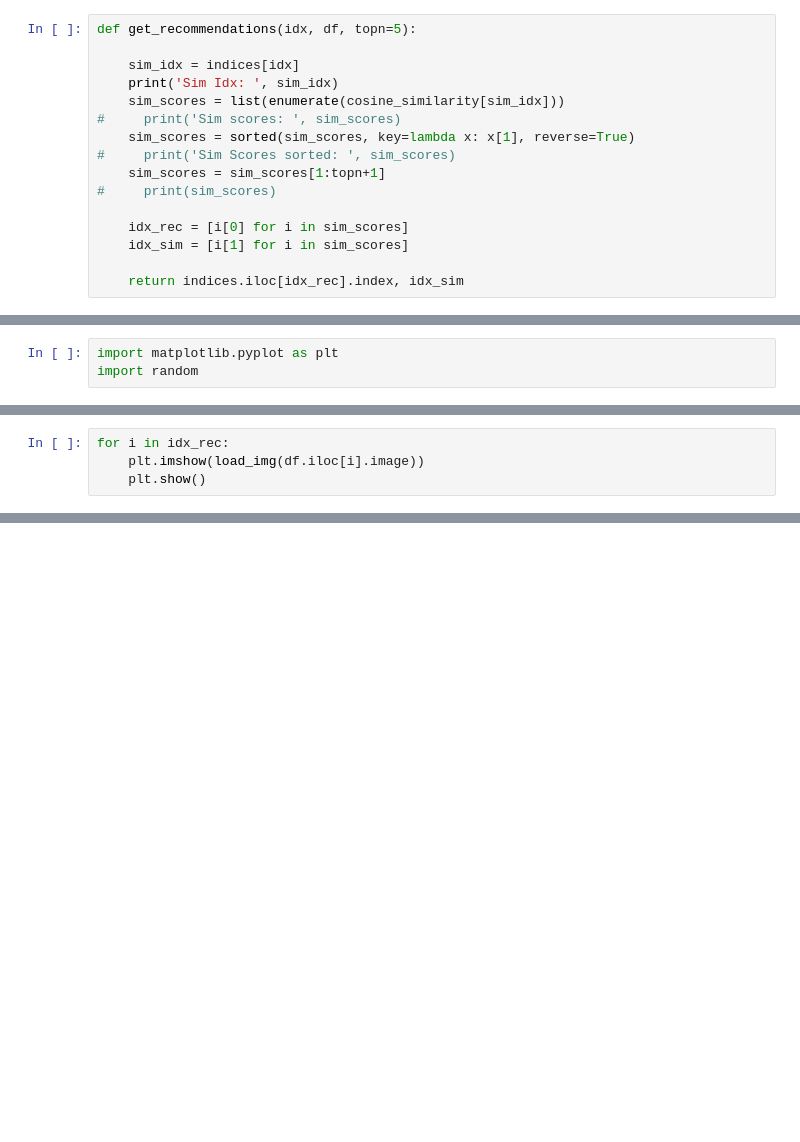
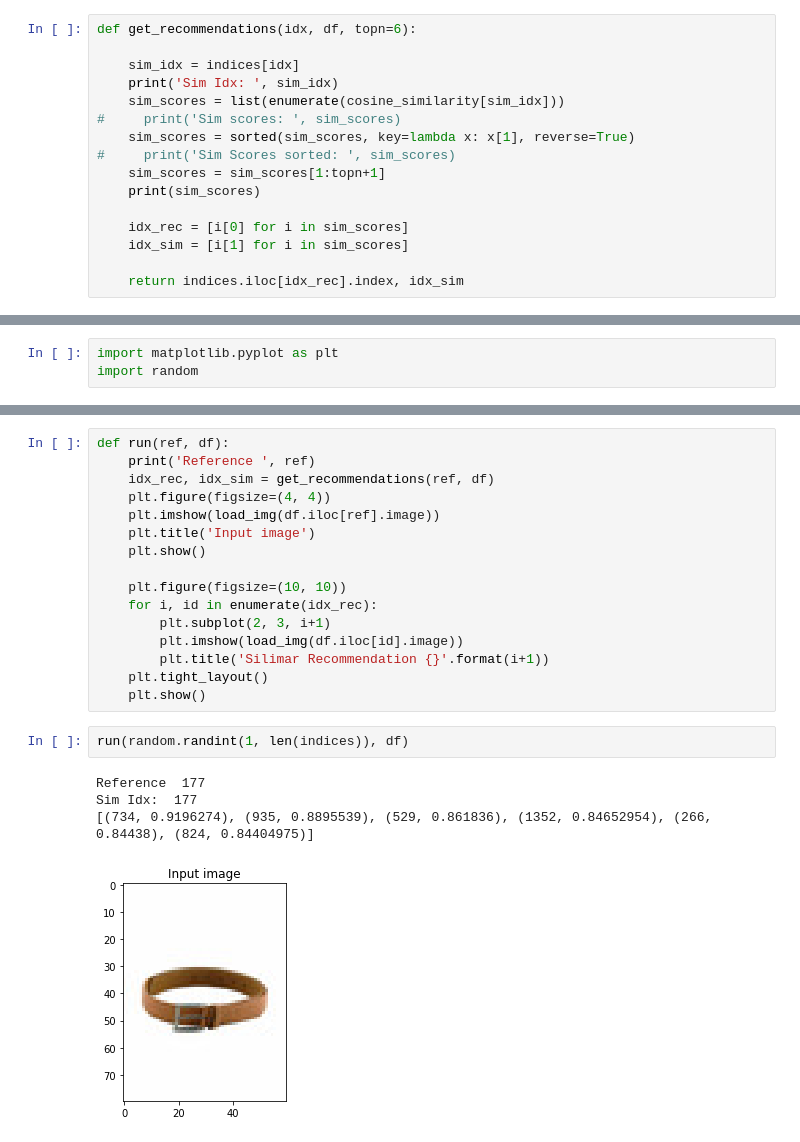
Before and after one commit to yashobhan/Machine-Learning, a Jupyter notebook: Image-Visual-Similarity/visual_similarity.ipynb, the cells around one changed output, grey strips where cells are left out. Saved outputs shown, nothing was run; the diff lists cells and outputs as text; blank space fills up the shorter version.

```diff
--- a/Image-Visual-Similarity/visual_similarity.ipynb
+++ b/Image-Visual-Similarity/visual_similarity.ipynb
@@ -135,5 +135,5 @@ dtype: int64
 # %%
-def get_recommendations(idx, df, topn=5):
+def get_recommendations(idx, df, topn=6):
 
     sim_idx = indices[idx]
     print('Sim Idx: ', sim_idx)
@@ -142,7 +142,7 @@ def get_recommendations(idx, df, topn=5):
     sim_scores = sorted(sim_scores, key=lambda x: x[1], reverse=True)
 #     print('Sim Scores sorted: ', sim_scores)
     sim_scores = sim_scores[1:topn+1]
-#     print(sim_scores)
+    print(sim_scores)
 
     idx_rec = [i[0] for i in sim_scores]
     idx_sim = [i[1] for i in sim_scores]
@@ -174,4 +175,0 @@ Sim Idx:  1906
-# %%
-for i in idx_rec:
-    plt.imshow(load_img(df.iloc[i].image))
-    plt.show()
@@ -183,0 +176,23 @@ for i in idx_rec:
+# %%
+def run(ref, df):
+    print('Reference ', ref)
+    idx_rec, idx_sim = get_recommendations(ref, df)
+    plt.figure(figsize=(4, 4))
+    plt.imshow(load_img(df.iloc[ref].image))
+    plt.title('Input image')
+    plt.show()
+
+    plt.figure(figsize=(10, 10))
+    for i, id in enumerate(idx_rec):
+        plt.subplot(2, 3, i+1)
+        plt.imshow(load_img(df.iloc[id].image))
+        plt.title('Silimar Recommendation {}'.format(i+1))
+    plt.tight_layout()
+    plt.show()
+# %%
+run(random.randint(1, len(indices)), df)
+# %% [output]
+Reference  177
+Sim Idx:  177
+[(734, 0.9196274), (935, 0.8895539), (529, 0.861836), (1352, 0.84652954), (266, 0.84438), (824, 0.84404975)]
+[figure, added]
```
Also changed, not shown: parts of 15 cells of this notebook.
